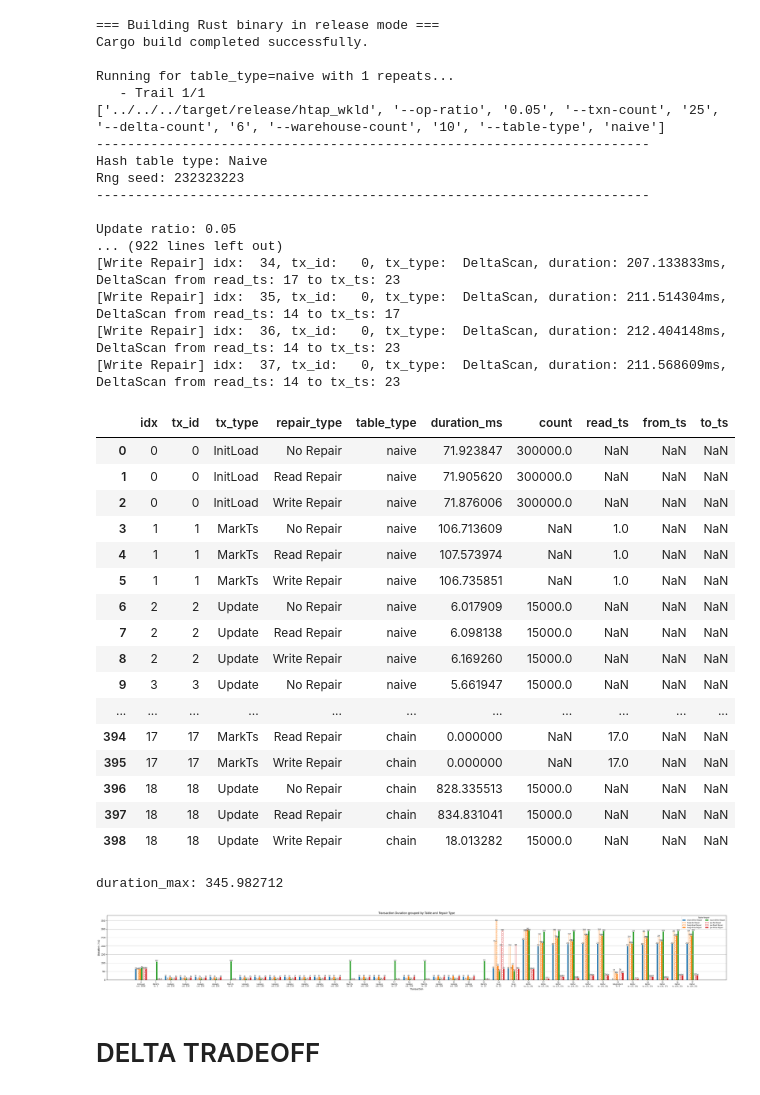
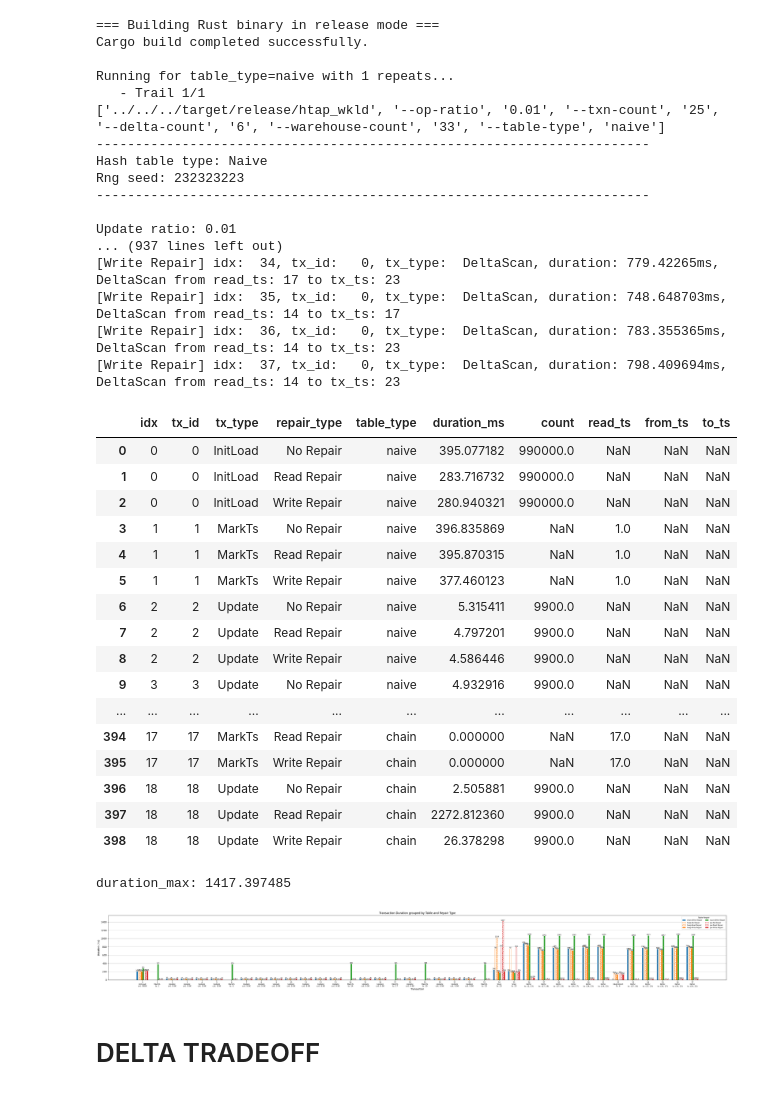
Before and after one commit to mallang/FosterBtree, a Jupyter notebook: benches/hash_join/htap_simulation/bench_script.ipynb, the cells around one changed output. Drawn from its saved outputs; the diff is of its cells as text; code cells hidden in the pictures.

```diff
--- a/benches/hash_join/htap_simulation/bench_script.ipynb
+++ b/benches/hash_join/htap_simulation/bench_script.ipynb
@@ -18,10 +18,10 @@ print("Cargo build completed successfully.\n")
 
 
 BASE_ARGS = [
-    "--op-ratio", "0.05",
+    "--op-ratio", "0.01",  # update ratio, % of base table
     "--txn-count", "25",
-    "--delta-count", "6",
-    "--warehouse-count", "10"
+    "--delta-count", "6",  # delta scan count
+    "--warehouse-count", "33" # linear to base table size
 ]
 REPEAT=1
 BIN = Path("../../../target/release/htap_wkld")
@@ -275,55 +275,55 @@ def plot_all(df):
 
     handles, labels = ax.get_legend_handles_labels()
     by_label = dict(zip(labels, handles))
     ax.legend(by_label.values(), by_label.keys(), title="Table-Repair", fontsize=7, title_fontsize=8, ncol=2)
 
     plt.tight_layout()
     plt.show()
 df = run_and_collect(BIN, TABLE_TYPES, BASE_ARGS)
 # Display the resulting DataFrame
 pd.set_option('display.max_rows', None)
 pd.set_option('display.max_columns', None)
 pd.set_option('display.width', None)
 pd.set_option('display.max_colwidth', None)
 display(df)
 plot_all(df)
 # %% [output]
 === Building Rust binary in release mode ===
 Cargo build completed successfully.
 
 Running for table_type=naive with 1 repeats...
    - Trail 1/1
-['../../../target/release/htap_wkld', '--op-ratio', '0.05', '--txn-count', '25', '--delta-count', '6', '--warehouse-count', '10', '--table-type', 'naive']
+['../../../target/release/htap_wkld', '--op-ratio', '0.01', '--txn-count', '25', '--delta-count', '6', '--warehouse-count', '33', '--table-type', 'naive']
 -----------------------------------------------------------------------
 Hash table type: Naive
 Rng seed: 232323223
 -----------------------------------------------------------------------
 
-Update ratio: 0.05
-... (922 lines left out)
-[Write Repair] idx:  34, tx_id:   0, tx_type:  DeltaScan, duration: 207.133833ms, DeltaScan from read_ts: 17 to tx_ts: 23
-[Write Repair] idx:  35, tx_id:   0, tx_type:  DeltaScan, duration: 211.514304ms, DeltaScan from read_ts: 14 to tx_ts: 17
-[Write Repair] idx:  36, tx_id:   0, tx_type:  DeltaScan, duration: 212.404148ms, DeltaScan from read_ts: 14 to tx_ts: 23
-[Write Repair] idx:  37, tx_id:   0, tx_type:  DeltaScan, duration: 211.568609ms, DeltaScan from read_ts: 14 to tx_ts: 23
+Update ratio: 0.01
+... (937 lines left out)
+[Write Repair] idx:  34, tx_id:   0, tx_type:  DeltaScan, duration: 779.42265ms, DeltaScan from read_ts: 17 to tx_ts: 23
+[Write Repair] idx:  35, tx_id:   0, tx_type:  DeltaScan, duration: 748.648703ms, DeltaScan from read_ts: 14 to tx_ts: 17
+[Write Repair] idx:  36, tx_id:   0, tx_type:  DeltaScan, duration: 783.355365ms, DeltaScan from read_ts: 14 to tx_ts: 23
+[Write Repair] idx:  37, tx_id:   0, tx_type:  DeltaScan, duration: 798.409694ms, DeltaScan from read_ts: 14 to tx_ts: 23
 |  | idx | tx_id | tx_type | repair_type | table_type | duration_ms | count | read_ts | from_ts | to_ts |
-| 0 | 0 | 0 | InitLoad | No Repair | naive | 71.923847 | 300000.0 | NaN | NaN | NaN |
-| 1 | 0 | 0 | InitLoad | Read Repair | naive | 71.905620 | 300000.0 | NaN | NaN | NaN |
-| 2 | 0 | 0 | InitLoad | Write Repair | naive | 71.876006 | 300000.0 | NaN | NaN | NaN |
-| 3 | 1 | 1 | MarkTs | No Repair | naive | 106.713609 | NaN | 1.0 | NaN | NaN |
-| 4 | 1 | 1 | MarkTs | Read Repair | naive | 107.573974 | NaN | 1.0 | NaN | NaN |
-| 5 | 1 | 1 | MarkTs | Write Repair | naive | 106.735851 | NaN | 1.0 | NaN | NaN |
-| 6 | 2 | 2 | Update | No Repair | naive | 6.017909 | 15000.0 | NaN | NaN | NaN |
-| 7 | 2 | 2 | Update | Read Repair | naive | 6.098138 | 15000.0 | NaN | NaN | NaN |
-| 8 | 2 | 2 | Update | Write Repair | naive | 6.169260 | 15000.0 | NaN | NaN | NaN |
-| 9 | 3 | 3 | Update | No Repair | naive | 5.661947 | 15000.0 | NaN | NaN | NaN |
+| 0 | 0 | 0 | InitLoad | No Repair | naive | 395.077182 | 990000.0 | NaN | NaN | NaN |
+| 1 | 0 | 0 | InitLoad | Read Repair | naive | 283.716732 | 990000.0 | NaN | NaN | NaN |
+| 2 | 0 | 0 | InitLoad | Write Repair | naive | 280.940321 | 990000.0 | NaN | NaN | NaN |
+| 3 | 1 | 1 | MarkTs | No Repair | naive | 396.835869 | NaN | 1.0 | NaN | NaN |
+| 4 | 1 | 1 | MarkTs | Read Repair | naive | 395.870315 | NaN | 1.0 | NaN | NaN |
+| 5 | 1 | 1 | MarkTs | Write Repair | naive | 377.460123 | NaN | 1.0 | NaN | NaN |
+| 6 | 2 | 2 | Update | No Repair | naive | 5.315411 | 9900.0 | NaN | NaN | NaN |
+| 7 | 2 | 2 | Update | Read Repair | naive | 4.797201 | 9900.0 | NaN | NaN | NaN |
+| 8 | 2 | 2 | Update | Write Repair | naive | 4.586446 | 9900.0 | NaN | NaN | NaN |
+| 9 | 3 | 3 | Update | No Repair | naive | 4.932916 | 9900.0 | NaN | NaN | NaN |
 | ... | ... | ... | ... | ... | ... | ... | ... | ... | ... | ... |
 | 394 | 17 | 17 | MarkTs | Read Repair | chain | 0.000000 | NaN | 17.0 | NaN | NaN |
 | 395 | 17 | 17 | MarkTs | Write Repair | chain | 0.000000 | NaN | 17.0 | NaN | NaN |
-| 396 | 18 | 18 | Update | No Repair | chain | 828.335513 | 15000.0 | NaN | NaN | NaN |
-| 397 | 18 | 18 | Update | Read Repair | chain | 834.831041 | 15000.0 | NaN | NaN | NaN |
-| 398 | 18 | 18 | Update | Write Repair | chain | 18.013282 | 15000.0 | NaN | NaN | NaN |
+| 396 | 18 | 18 | Update | No Repair | chain | 2.505881 | 9900.0 | NaN | NaN | NaN |
+| 397 | 18 | 18 | Update | Read Repair | chain | 2272.812360 | 9900.0 | NaN | NaN | NaN |
+| 398 | 18 | 18 | Update | Write Repair | chain | 26.378298 | 9900.0 | NaN | NaN | NaN |
-duration_max: 345.982712
+duration_max: 1417.397485
-[figure, old version]
+[figure, new version]
 # %% [markdown]
 # DELTA TRADEOFF
 # %%
```
